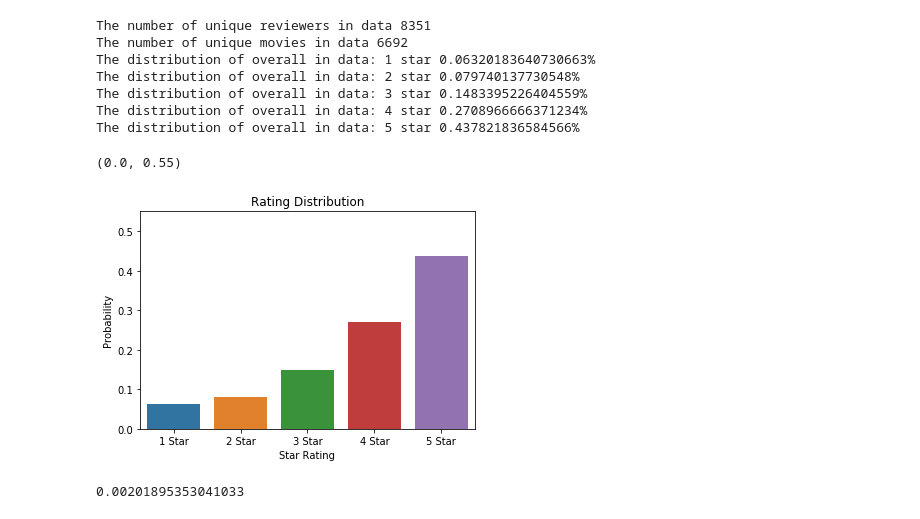
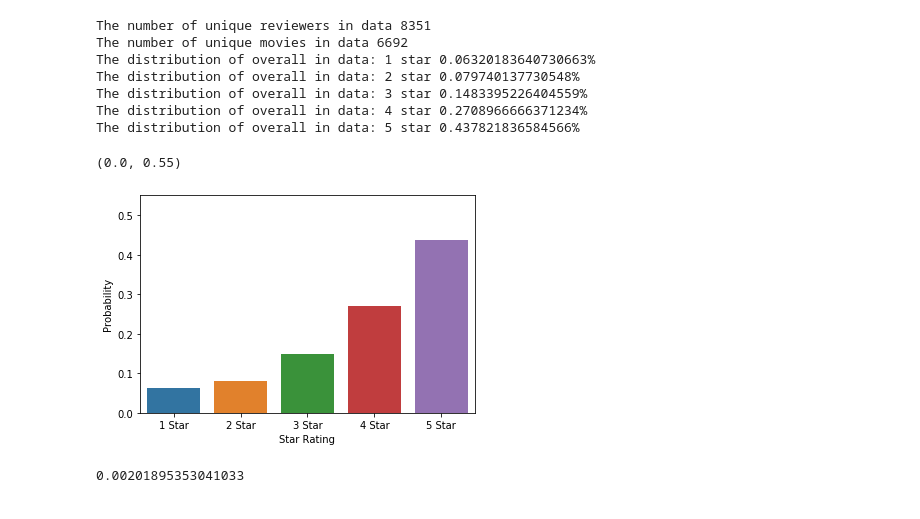
Before and after one commit to bKolisnik/CSC2515FinalProject, a Jupyter notebook: Exploratory Analysis New Data.ipynb, the cells around one changed output. Cells and saved outputs as stored; diff of their text form; code cells hidden in the pictures.

```diff
--- a/Exploratory Analysis New Data.ipynb
+++ b/Exploratory Analysis New Data.ipynb
@@ -131,16 +131,16 @@ The distribution of overall in data: 5 star 0.437821836584566%
 # %%
 stars = ['1 Star','2 Star', '3 Star', '4 Star', '5 Star']
 percentage = [calculate_percentage_star(data,1),calculate_percentage_star(data,2),calculate_percentage_star(data,3),calculate_percentage_star(data,4),calculate_percentage_star(data,5)]
 d = {'Star Rating':stars,'Probability':percentage}
 star_df_train = pd.DataFrame(d)
 star_df_train
 
 sns.barplot(x='Star Rating', y='Probability',data=star_df_train)
-plt.title('Rating Distribution')
+#plt.title('Rating Distribution')
 plt.ylim(top=0.55)
 # %% [output]
 (0.0, 0.55)
-[figure, old version]
+[figure, new version]
 # %%
 sparsity_data = calculate_sparsity(data)
 sparsity_data
```
Also changed, not shown: 3 other files.
